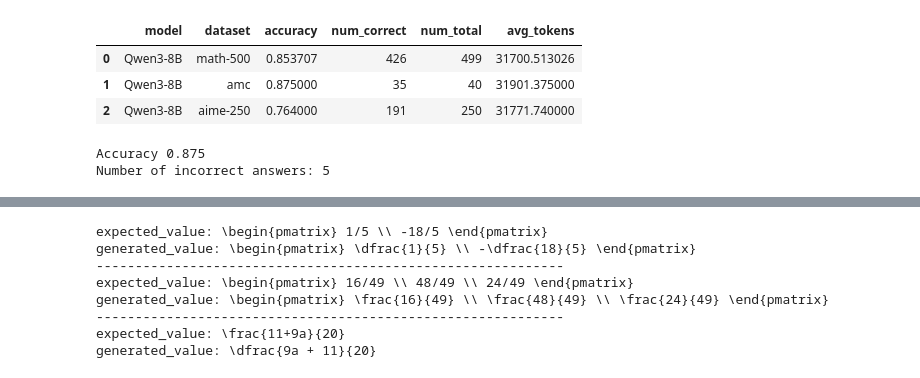
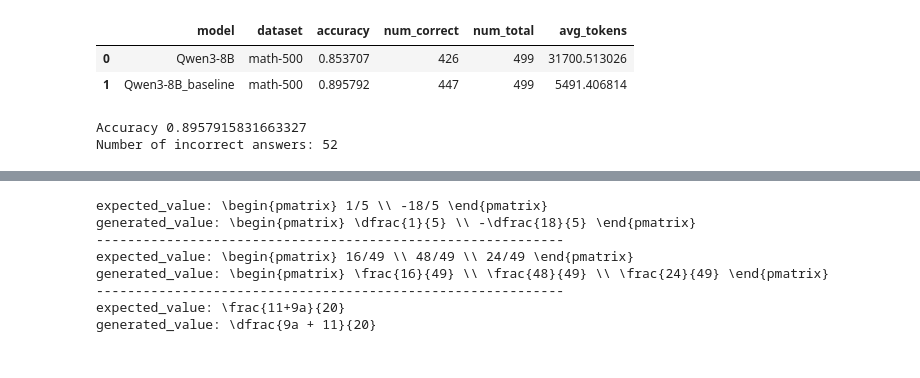
Before and after one commit to SebastianJitaru29/llm-think-too-much, a Jupyter notebook: evaluation/results_analysis.ipynb, the cells around one changed output, grey strips where cells are left out. Drawn from its saved outputs; the diff is of its cells as text; code cells hidden in the pictures.

```diff
--- a/evaluation/results_analysis.ipynb
+++ b/evaluation/results_analysis.ipynb
@@ -6,6 +6,8 @@ results_path = Path().resolve().parent / "experiments"
 models = [
     "L1-Qwen3-8B-Max",
     "Qwen3-8B",
+    "Qwen3-8B_nowait",
+    "Qwen3-8B_baseline",
     "L1-Qwen-1.5B-Exact",
     "TokenSkip-Qwen2",
     "QwQ-32B-thinkprune-iter2k",
@@ -13,49 +15,50 @@ models = [
     "DeepSeek-R1-Distill-Qwen-1"
 ]
 
-datasets = ["math-500", "gsm8k", "olympiad", "amc", "aime-250"]
+datasets = ["math-500"]#, "gsm8k", "olympiad", "amc", "aime-250", "amc"]
 
 rows = []
 for model in models:
     model_dir = results_path / model
     for dataset in datasets:
         parquet_file = model_dir / f"{dataset}_results.parquet"
         if not parquet_file.exists():
             continue
         df = pd.read_parquet(parquet_file)
         total = len(df)
         correct = df["is_correct"].sum()
         accuracy = correct / total if total > 0 else 0.0
         avg_tokens = df["token_count"].mean()
         rows.append({
             "model": model,
             "dataset": dataset,
             "accuracy": accuracy,
             "num_correct": correct,
             "num_total": total,
             "avg_tokens": avg_tokens,
         })
 
 summary = pd.DataFrame(rows)
 summary
 # %% [output]
 |  | model | dataset | accuracy | num_correct | num_total | avg_tokens |
 | 0 | Qwen3-8B | math-500 | 0.853707 | 426 | 499 | 31700.513026 |
-| 1 | Qwen3-8B | amc | 0.875000 | 35 | 40 | 31901.375000 |
-| 2 | Qwen3-8B | aime-250 | 0.764000 | 191 | 250 | 31771.740000 |
+| 1 | Qwen3-8B_baseline | math-500 | 0.895792 | 447 | 499 | 5491.406814 |
 # %%
 from pathlib import Path
 import pandas as pd
 from eval_pipeline import is_equiv
 model_deepseek = "DeepSeek-R1-Distill-Qwen-1"
-model_qwen = "Qwen3-8B"
-df_qwen_math = pd.read_parquet(Path().resolve().parent / "experiments" / model_qwen / "amc_results.parquet")
+model_qwen = "Qwen3-8B_baseline"
+model_qwen_nowait = "Qwen3-8B_nowait"
+
+df_qwen_math = pd.read_parquet(Path().resolve().parent / "experiments" / model_qwen / "math-500_results.parquet")
 print("Accuracy", df_qwen_math["is_correct"].mean())
 incorrect = df_qwen_math[df_qwen_math["is_correct"] == False].copy()
 print("Number of incorrect answers:", len(incorrect))
 # %% [output]
-Accuracy 0.875
-Number of incorrect answers: 5
+Accuracy 0.8957915831663327
+Number of incorrect answers: 52
 # %%
 incorrect.head(59)
 # %% [output]
```
Also changed, not shown: parts of 3 cells of this notebook, 4 other files.
